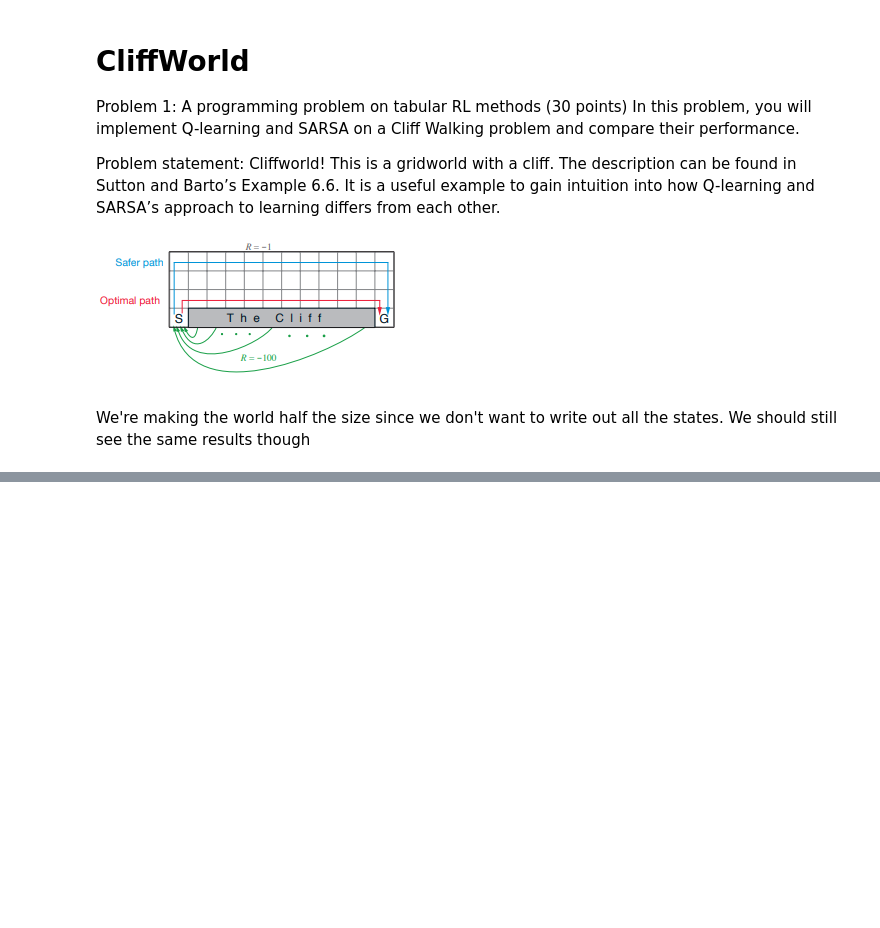
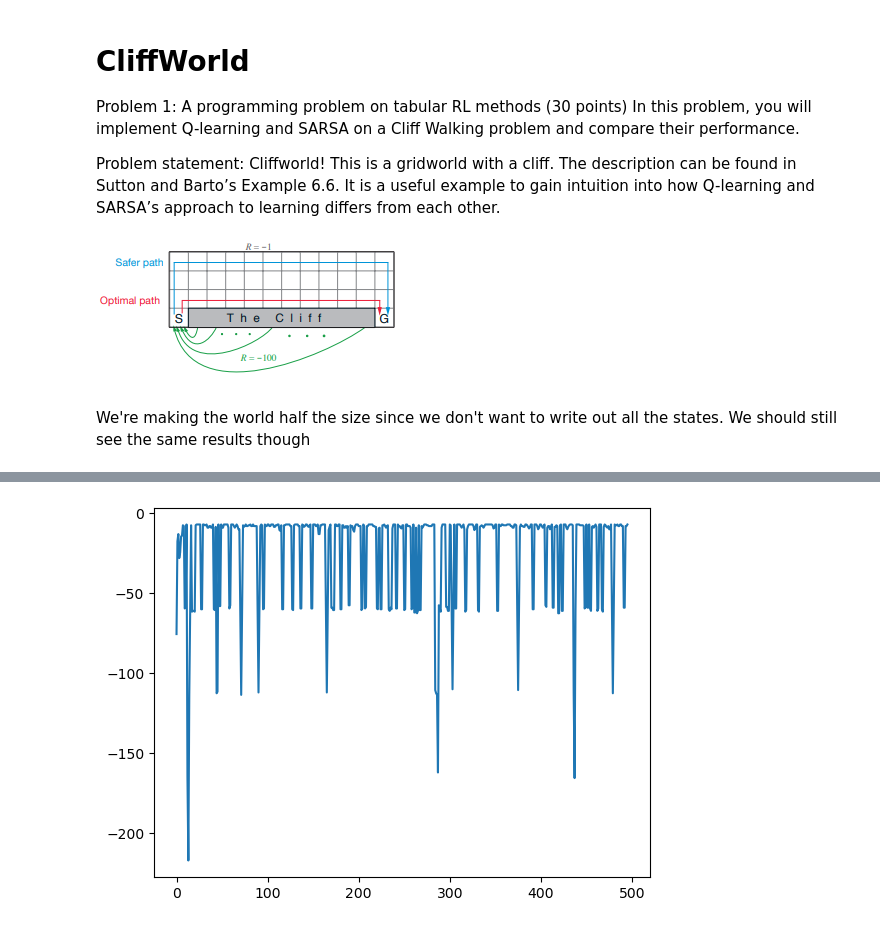
Before and after one commit to GoldRatio/ECE194D, a Jupyter notebook: CliffWorld.ipynb, the cells around one changed output, grey strips where cells are left out. Cells and saved outputs as stored; diff of their text form; code cells hidden in the pictures; blank space fills up the shorter version.

Commit message:
Q Learn and Sarsa

```diff
--- a/CliffWorld.ipynb
+++ b/CliffWorld.ipynb
@@ -56,3 +54,9 @@ def r(s,a):
+# %%
+def moving_average(data, num_points=3):
+    average_arr = []
+    for i in range(num_points, len(data) -num_points):
+        average_arr.append(sum(data[i:i+num_points])/num_points)
+    return average_arr
 # %%
 def egreedy_policy(q_values, state, epsilon=0.1):
     if np.random.random() < epsilon:
@@ -72,10 +66,15 @@ def generate_episodes(num_episodes):
-# %%
-def Q_Learning(Q):
-	old_Q = Q.copy()
-	for state in range(num_states):
-		accum = 0
-		for action in range(num_actions):
-			accum += 0.25 * (r(state,action) + gamma * V[transitions[state][action]])
-		V[state]=accum
-	change = abs(V-old_V)
-	return sum(change)
+# %%
+def Q_Learning(num_episodes, num_states = 24, num_actions = 4, gamma = 1, alpha = 1):
+    q_val = np.zeros((num_states, num_actions))
+    episode_rewards = []
+    for _ in range(num_episodes):
+        episode_reward = 0
+        state = 0 # Initialize S
+        while state != 5:
+            action = egreedy_policy(q_val, state, epsilon = 0.1) #Choose Action from state based on policy
+            next_state = transitions[state][action] #Take Action A, Observe R, S'
+            q_val[state][action] = q_val[state][action] + alpha * (r(state) + gamma*np.max(q_val[next_state]) - q_val[state][action])
+            episode_reward += r(state)
+            state = next_state
+        episode_rewards.append(episode_reward)
+    return q_val, episode_rewards
@@ -87,0 +127,3 @@ Q = np.zeros((num_states, num_actions))
+# %%
+q_val, episode_rewards = Q_Learning(500)
+print(q_val)
@@ -87,0 +148,6 @@ Q = np.zeros((num_states, num_actions))
+# %%
+reward_average = moving_average(episode_rewards, 2)
+plt.plot(reward_average[0:])
+plt.show()
+# %% [output]
+[figure, added]
```
Also changed, not shown: parts of 5 cells of this notebook, 1 other file.
